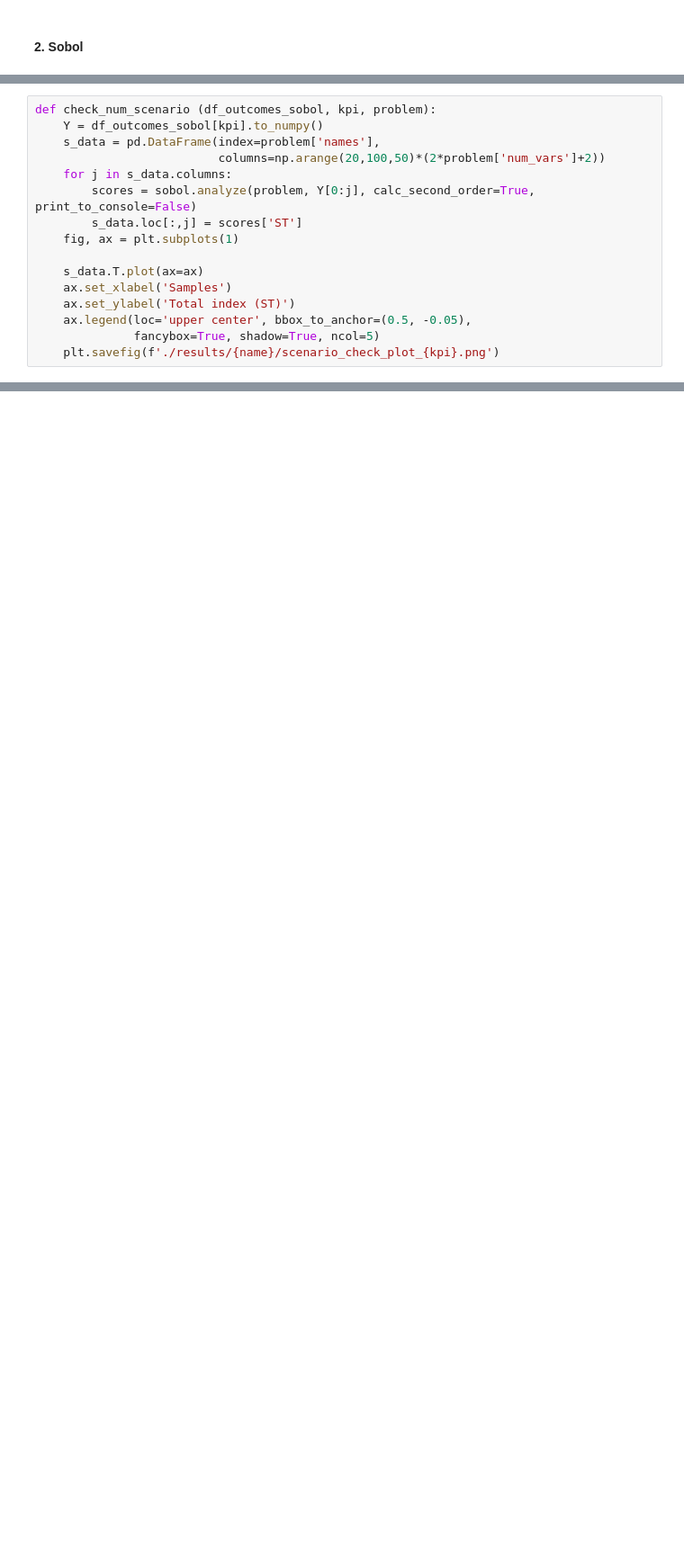
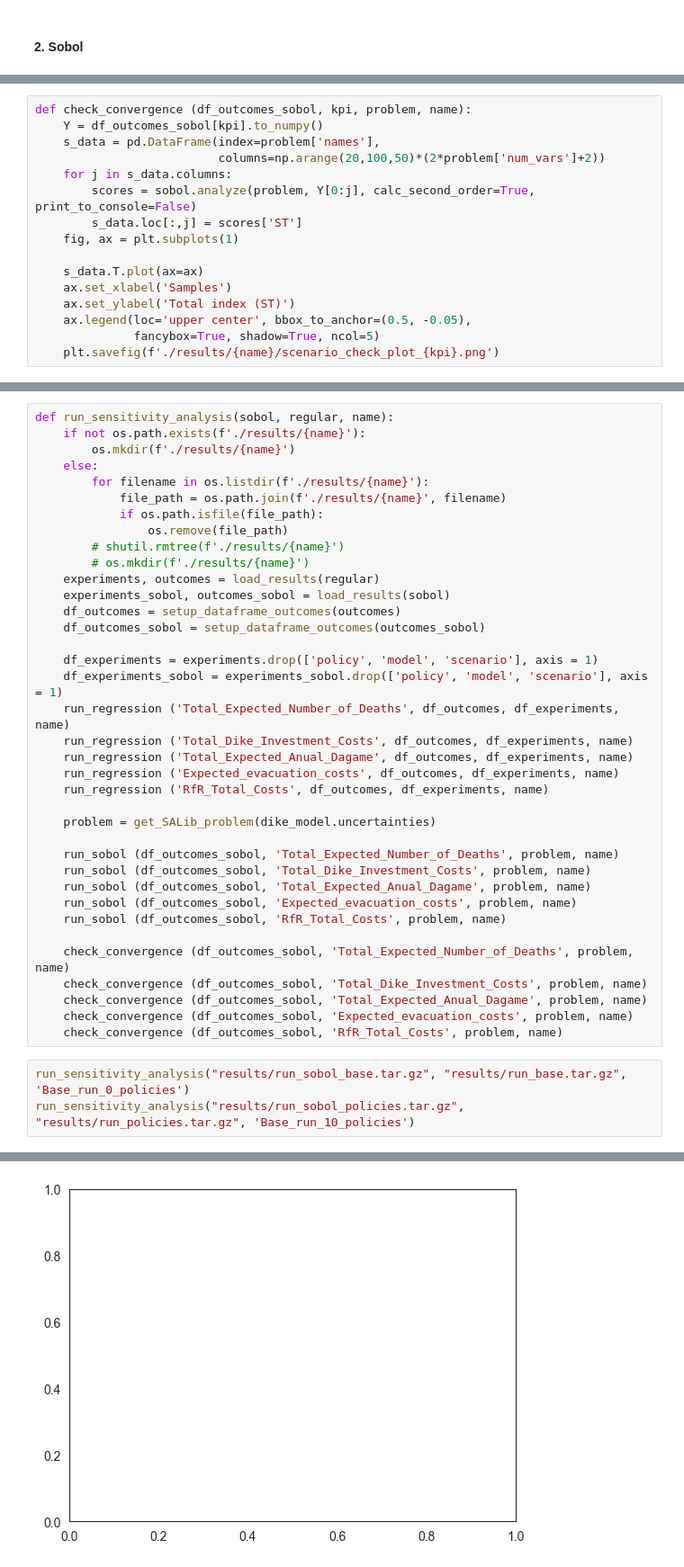
Before and after one commit to AnnedeKoeijer/EPA1361_Final_Group4, a Jupyter notebook: Sensitivity.ipynb, the cells around one changed output, grey strips where cells are left out. Shown at 90% size. Drawn from its saved outputs; the diff is of its cells as text; blank space fills up the shorter version.

Commit message:
outcomes file

```diff
--- a/Sensitivity.ipynb
+++ b/Sensitivity.ipynb
@@ -149,5 +86,5 @@ A.4_Bmax                 8.798210e-09  1.417266e-08
 # %%
-def check_num_scenario (df_outcomes_sobol, kpi, problem):
+def check_convergence (df_outcomes_sobol, kpi, problem, name):
     Y = df_outcomes_sobol[kpi].to_numpy()
     s_data = pd.DataFrame(index=problem['names'],
                           columns=np.arange(20,100,50)*(2*problem['num_vars']+2))
@@ -166,0 +102,41 @@ def check_num_scenario (df_outcomes_sobol, kpi, problem):
+# %%
+def run_sensitivity_analysis(sobol, regular, name):
+    if not os.path.exists(f'./results/{name}'):
+        os.mkdir(f'./results/{name}')
+    else:
+        for filename in os.listdir(f'./results/{name}'):
+            file_path = os.path.join(f'./results/{name}', filename)
+            if os.path.isfile(file_path):
+                os.remove(file_path)
+        # shutil.rmtree(f'./results/{name}')
+        # os.mkdir(f'./results/{name}')
+    experiments, outcomes = load_results(regular)
+    experiments_sobol, outcomes_sobol = load_results(sobol)
+    df_outcomes = setup_dataframe_outcomes(outcomes)
+    df_outcomes_sobol = setup_dataframe_outcomes(outcomes_sobol)
+
+    df_experiments = experiments.drop(['policy', 'model', 'scenario'], axis = 1)
+    df_experiments_sobol = experiments_sobol.drop(['policy', 'model', 'scenario'], axis = 1)
+    run_regression ('Total_Expected_Number_of_Deaths', df_outcomes, df_experiments, name)
+    run_regression ('Total_Dike_Investment_Costs', df_outcomes, df_experiments, name)
+    run_regression ('Total_Expected_Anual_Dagame', df_outcomes, df_experiments, name)
+    run_regression ('Expected_evacuation_costs', df_outcomes, df_experiments, name)
+    run_regression ('RfR_Total_Costs', df_outcomes, df_experiments, name)
+
+    problem = get_SALib_problem(dike_model.uncertainties)
+
+    run_sobol (df_outcomes_sobol, 'Total_Expected_Number_of_Deaths', problem, name)
+    run_sobol (df_outcomes_sobol, 'Total_Dike_Investment_Costs', problem, name)
+    run_sobol (df_outcomes_sobol, 'Total_Expected_Anual_Dagame', problem, name)
+    run_sobol (df_outcomes_sobol, 'Expected_evacuation_costs', problem, name)
+    run_sobol (df_outcomes_sobol, 'RfR_Total_Costs', problem, name)
+
+    check_convergence (df_outcomes_sobol, 'Total_Expected_Number_of_Deaths', problem, name)
+    check_convergence (df_outcomes_sobol, 'Total_Dike_Investment_Costs', problem, name)
+    check_convergence (df_outcomes_sobol, 'Total_Expected_Anual_Dagame', problem, name)
+    check_convergence (df_outcomes_sobol, 'Expected_evacuation_costs', problem, name)
+    check_convergence (df_outcomes_sobol, 'RfR_Total_Costs', problem, name)
+# %%
+run_sensitivity_analysis("results/run_sobol_base.tar.gz", "results/run_base.tar.gz", 'Base_run_0_policies')
+run_sensitivity_analysis("results/run_sobol_policies.tar.gz", "results/run_policies.tar.gz", 'Base_run_10_policies')
+# %% [output]
@@ -166,0 +228 @@ def check_num_scenario (df_outcomes_sobol, kpi, problem):
+[figure, added]
```
Also changed, not shown: parts of 6 cells of this notebook.
